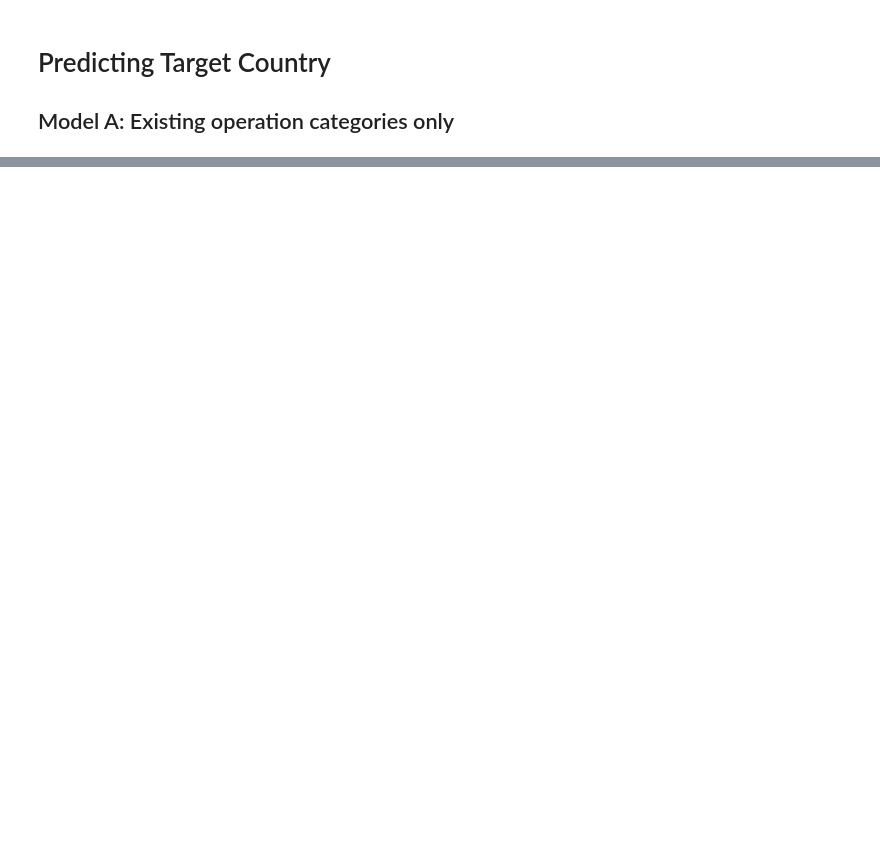
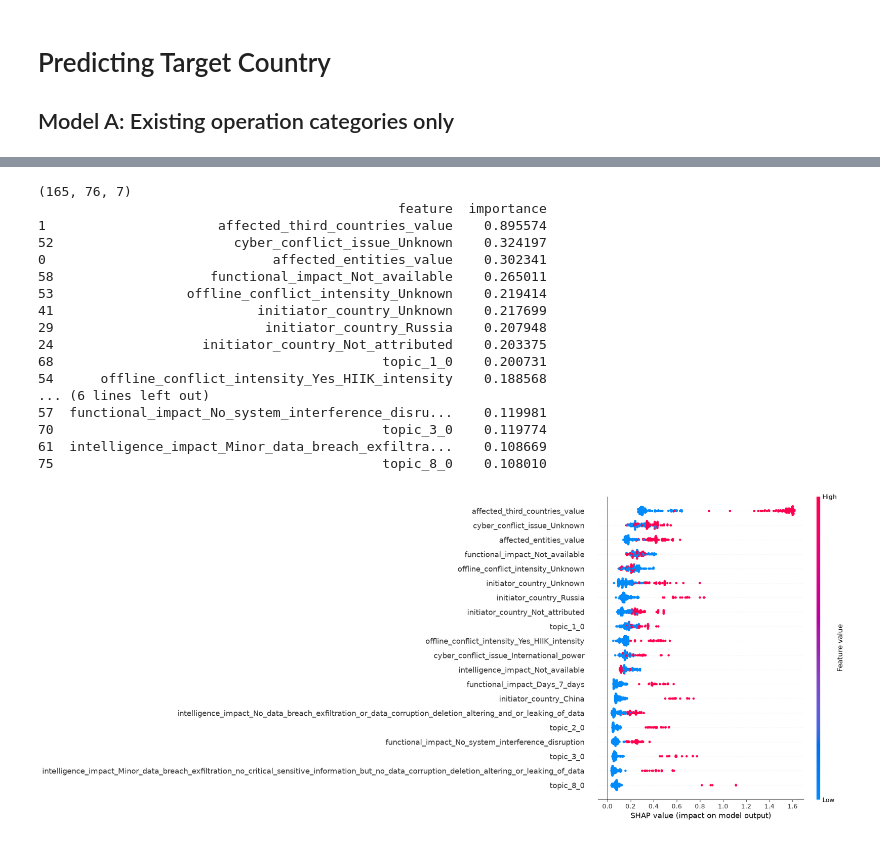
Before and after one commit to heairi/Cyber-Attack-Severity-Prediction-with-NLP, a Jupyter notebook: cyber_incident_ml.ipynb, the cells around one changed output, grey strips where cells are left out. Cells and saved outputs as stored; diff of their text form; code cells hidden in the pictures; blank space fills up the shorter version.

```diff
--- a/cyber_incident_ml.ipynb
+++ b/cyber_incident_ml.ipynb
@@ -255,0 +442,41 @@ shap.summary_plot(
+# %%
+# Assess feature importance
+explainer = shap.TreeExplainer(xgbB)
+shap_values = explainer.shap_values(X_test_B)
+print(shap_values.shape)
+
+mean_abs_shap = np.abs(shap_values).mean(axis=(0, 2))
+
+shap_importance = pd.DataFrame({
+    "feature": X_test_B.columns,
+    "importance": mean_abs_shap
+}).sort_values(
+    "importance",
+    ascending=False
+)
+
+print(shap_importance.head(20))
+
+shap.summary_plot(
+    np.abs(shap_values).mean(axis=2),
+    X_test_B
+)
+# %% [output]
+(165, 76, 7)
+                                              feature  importance
+1                      affected_third_countries_value    0.895574
+52                       cyber_conflict_issue_Unknown    0.324197
+0                             affected_entities_value    0.302341
+58                    functional_impact_Not_available    0.265011
+53                 offline_conflict_intensity_Unknown    0.219414
+41                          initiator_country_Unknown    0.217699
+29                           initiator_country_Russia    0.207948
+24                   initiator_country_Not_attributed    0.203375
+68                                          topic_1_0    0.200731
+54      offline_conflict_intensity_Yes_HIIK_intensity    0.188568
+... (6 lines left out)
+57  functional_impact_No_system_interference_disru...    0.119981
+70                                          topic_3_0    0.119774
+61  intelligence_impact_Minor_data_breach_exfiltra...    0.108669
+75                                          topic_8_0    0.108010
+[figure, added]
```
Also changed, not shown: parts of 24 cells of this notebook.
